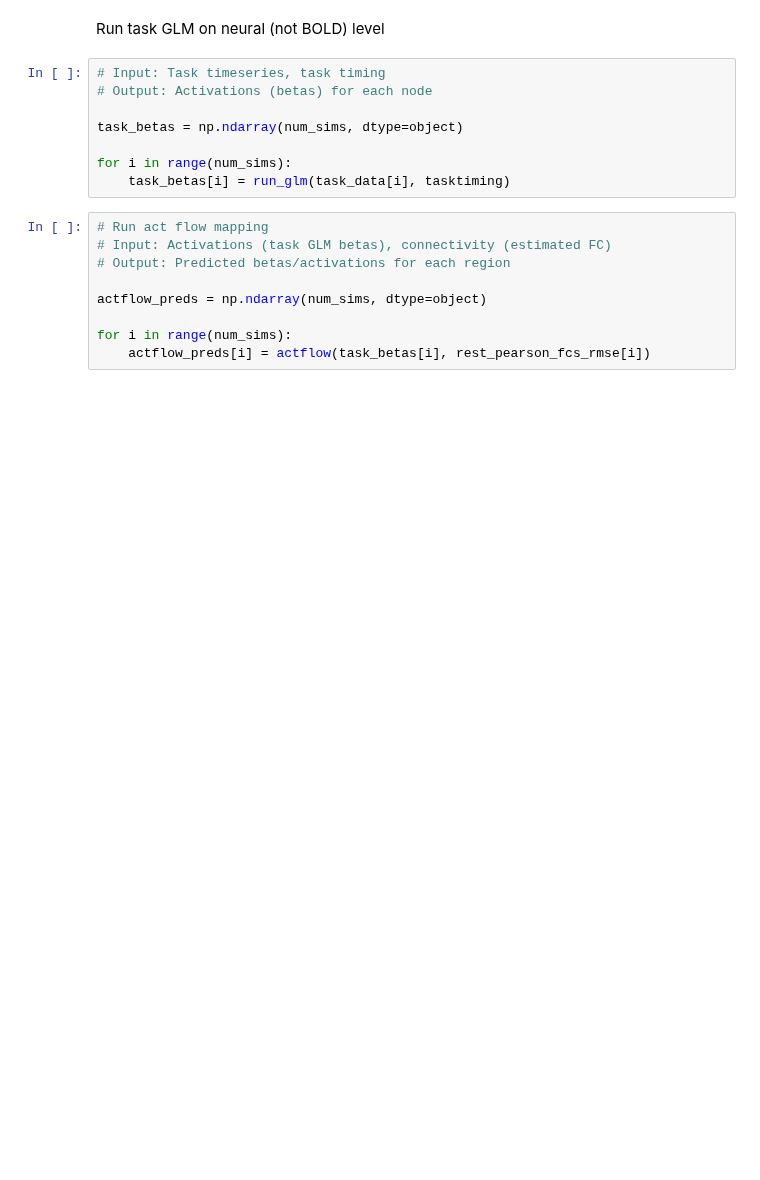
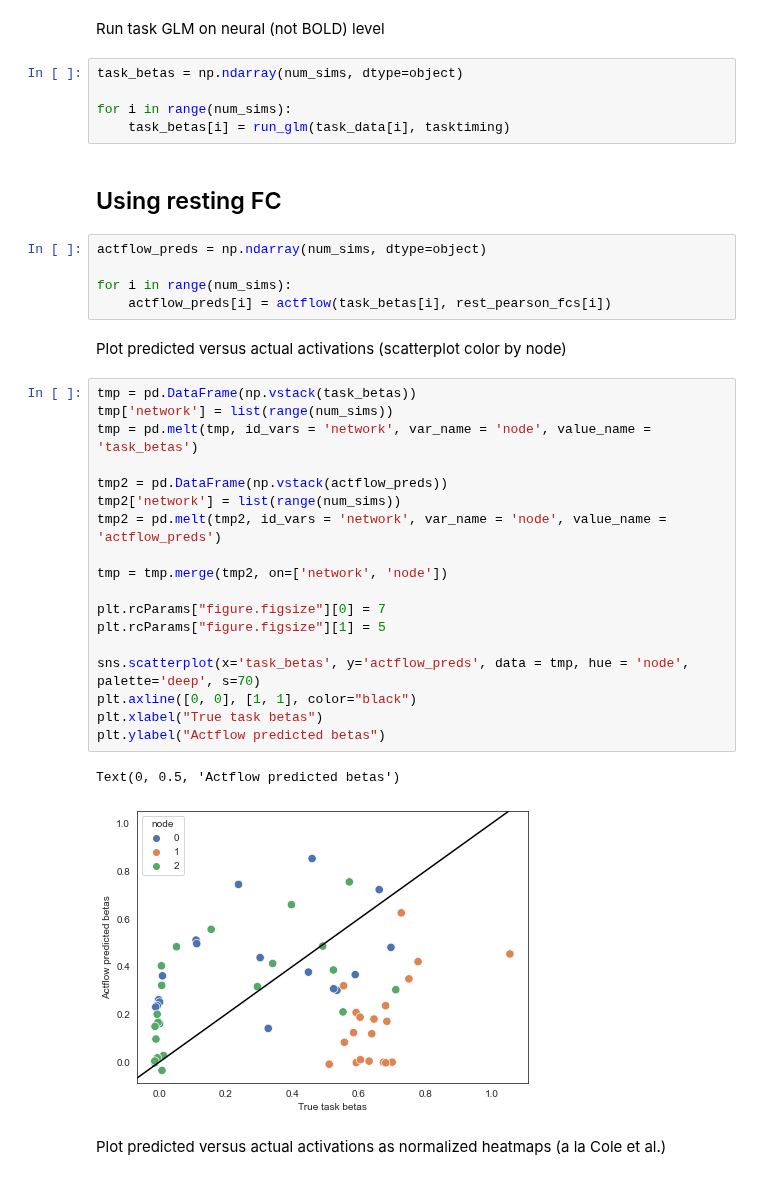
Before and after one commit to zenkavi/NeuralMassModels, a Jupyter notebook: notebooks/simulations/NB0_True_vs_functional_connectivity.ipynb, the cells around one changed output. Saved outputs shown, nothing was run; the diff lists cells and outputs as text; blank space fills up the shorter version.

Commit message:
added new plot

```diff
--- a/notebooks/simulations/NB0_True_vs_functional_connectivity.ipynb
+++ b/notebooks/simulations/NB0_True_vs_functional_connectivity.ipynb
@@ -215,19 +220,39 @@ for i,j in enumerate([3,5,8]):
 # %% [markdown]
 Run task GLM on neural (not BOLD) level
 # %%
-# Input: Task timeseries, task timing
-# Output: Activations (betas) for each node
-
 task_betas = np.ndarray(num_sims, dtype=object)
 
 for i in range(num_sims):
     task_betas[i] = run_glm(task_data[i], tasktiming)
+# %% [markdown]
+## Using resting FC
 # %%
-# Run act flow mapping
-# Input: Activations (task GLM betas), connectivity (estimated FC)
-# Output: Predicted betas/activations for each region
-
 actflow_preds = np.ndarray(num_sims, dtype=object)
 
 for i in range(num_sims):
-    actflow_preds[i] = actflow(task_betas[i], rest_pearson_fcs_rmse[i])
+    actflow_preds[i] = actflow(task_betas[i], rest_pearson_fcs[i])
+# %% [markdown]
+Plot predicted versus actual activations (scatterplot color by node)
+# %%
+tmp = pd.DataFrame(np.vstack(task_betas))
+tmp['network'] = list(range(num_sims))
+tmp = pd.melt(tmp, id_vars = 'network', var_name = 'node', value_name = 'task_betas')
+
+tmp2 = pd.DataFrame(np.vstack(actflow_preds))
+tmp2['network'] = list(range(num_sims))
+tmp2 = pd.melt(tmp2, id_vars = 'network', var_name = 'node', value_name = 'actflow_preds')
+
+tmp = tmp.merge(tmp2, on=['network', 'node'])
+
+plt.rcParams["figure.figsize"][0] = 7
+plt.rcParams["figure.figsize"][1] = 5
+
+sns.scatterplot(x='task_betas', y='actflow_preds', data = tmp, hue = 'node', palette='deep', s=70)
+plt.axline([0, 0], [1, 1], color="black")
+plt.xlabel("True task betas")
+plt.ylabel("Actflow predicted betas")
+# %% [output]
+Text(0, 0.5, 'Actflow predicted betas')
+[figure, added]
+# %% [markdown]
+Plot predicted versus actual activations as normalized heatmaps (a la Cole et al.)
```
Also changed, not shown: parts of 13 cells of this notebook.
